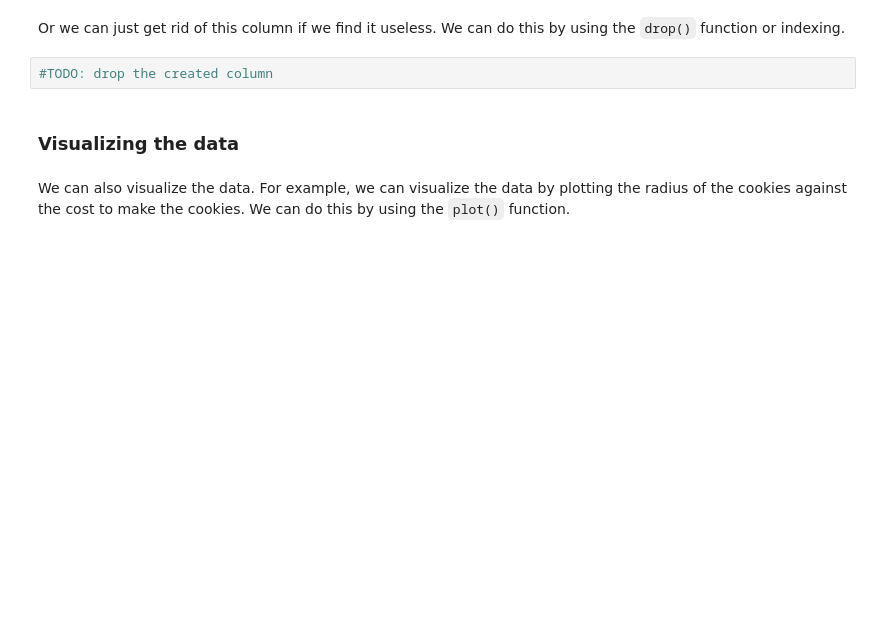
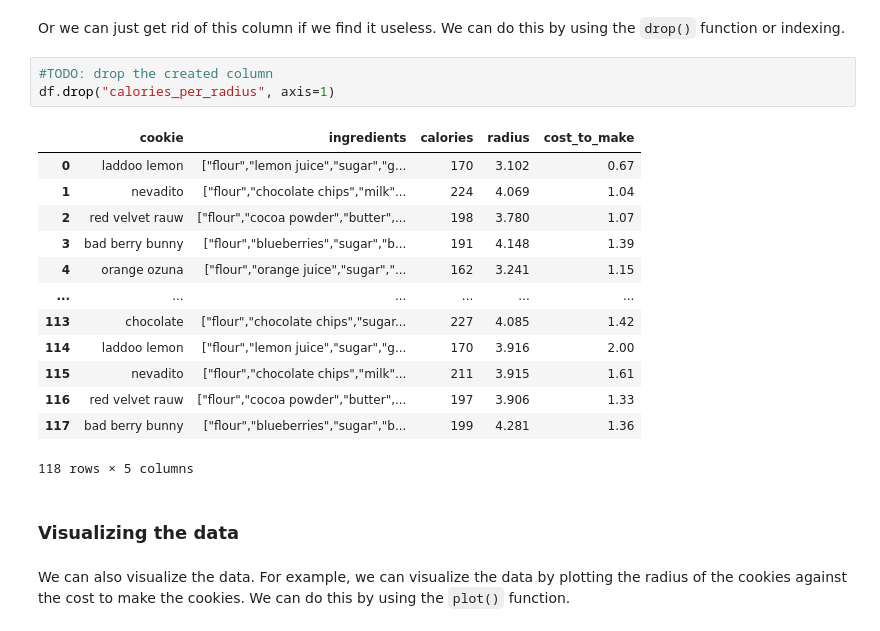
Before and after one commit to gallettilance/CS506-Spring2023, a Jupyter notebook: labs/02-lab/lab02.ipynb, the cells around one changed output. Cells and saved outputs as stored; diff of their text form; blank space fills up the shorter version.

```diff
--- a/labs/02-lab/lab02.ipynb
+++ b/labs/02-lab/lab02.ipynb
@@ -256,6 +271,21 @@ We may also want to aggregate the data. For example, we can aggregate the data b
 Or we can just get rid of this column if we find it useless. We can do this by using the `drop()` function or indexing.
 # %%
 #TODO: drop the created column
+df.drop("calories_per_radius", axis=1)
+# %% [output]
+|  | cookie | ingredients | calories | radius | cost_to_make |
+| 0 | laddoo lemon | ["flour","lemon juice","sugar","g... | 170 | 3.102 | 0.67 |
+| 1 | nevadito | ["flour","chocolate chips","milk"... | 224 | 4.069 | 1.04 |
+| 2 | red velvet rauw | ["flour","cocoa powder","butter",... | 198 | 3.780 | 1.07 |
+| 3 | bad berry bunny | ["flour","blueberries","sugar","b... | 191 | 4.148 | 1.39 |
+| 4 | orange ozuna | ["flour","orange juice","sugar","... | 162 | 3.241 | 1.15 |
+| ... | ... | ... | ... | ... | ... |
+| 113 | chocolate | ["flour","chocolate chips","sugar... | 227 | 4.085 | 1.42 |
+| 114 | laddoo lemon | ["flour","lemon juice","sugar","g... | 170 | 3.916 | 2.00 |
+| 115 | nevadito | ["flour","chocolate chips","milk"... | 211 | 3.915 | 1.61 |
+| 116 | red velvet rauw | ["flour","cocoa powder","butter",... | 197 | 3.906 | 1.33 |
+| 117 | bad berry bunny | ["flour","blueberries","sugar","b... | 199 | 4.281 | 1.36 |
+118 rows × 5 columns
 # %% [markdown]
 ### Visualizing the data
 # %% [markdown]
```
Also changed, not shown: parts of 4 cells of this notebook.
